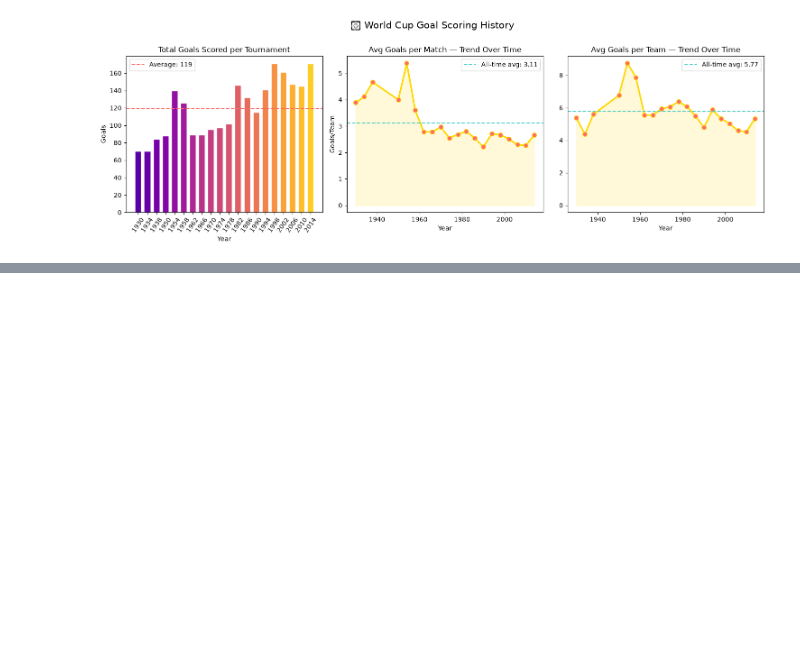
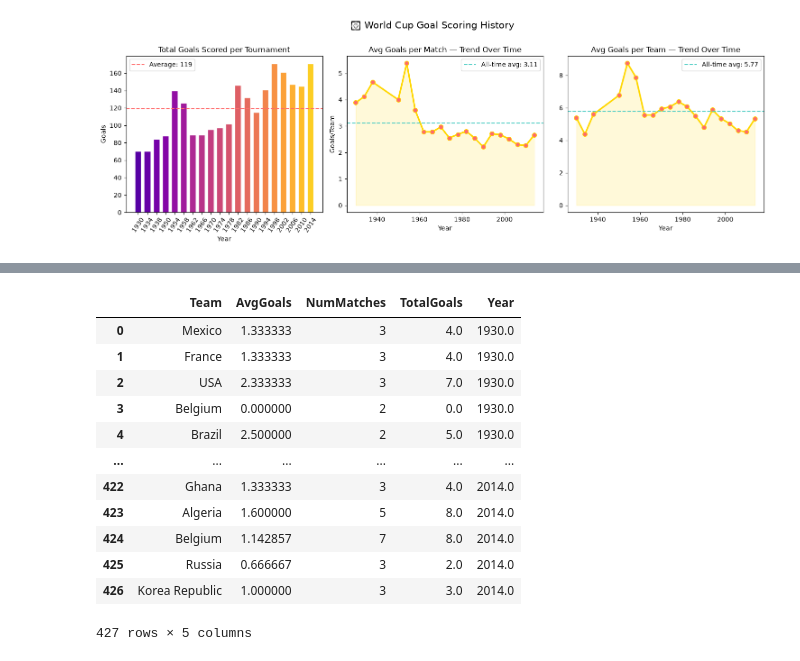
Before and after one commit to cralbers/bsgp7030_capstone, a Jupyter notebook: eda.ipynb, the cells around one changed output, grey strips where cells are left out. Cells and saved outputs as stored; diff of their text form; code cells hidden in the pictures; blank space fills up the shorter version.

```diff
--- a/eda.ipynb
+++ b/eda.ipynb
@@ -145,0 +189,16 @@ plt.tight_layout(); plt.show()
+# %%
+avg_points_per_year
+# %% [output]
+|  | Team | AvgGoals | NumMatches | TotalGoals | Year |
+| 0 | Mexico | 1.333333 | 3 | 4.0 | 1930.0 |
+| 1 | France | 1.333333 | 3 | 4.0 | 1930.0 |
+| 2 | USA | 2.333333 | 3 | 7.0 | 1930.0 |
+| 3 | Belgium | 0.000000 | 2 | 0.0 | 1930.0 |
+| 4 | Brazil | 2.500000 | 2 | 5.0 | 1930.0 |
+| ... | ... | ... | ... | ... | ... |
+| 422 | Ghana | 1.333333 | 3 | 4.0 | 2014.0 |
+| 423 | Algeria | 1.600000 | 5 | 8.0 | 2014.0 |
+| 424 | Belgium | 1.142857 | 7 | 8.0 | 2014.0 |
+| 425 | Russia | 0.666667 | 3 | 2.0 | 2014.0 |
+| 426 | Korea Republic | 1.000000 | 3 | 3.0 | 2014.0 |
+427 rows × 5 columns
```
Also changed, not shown: parts of 3 cells of this notebook.
